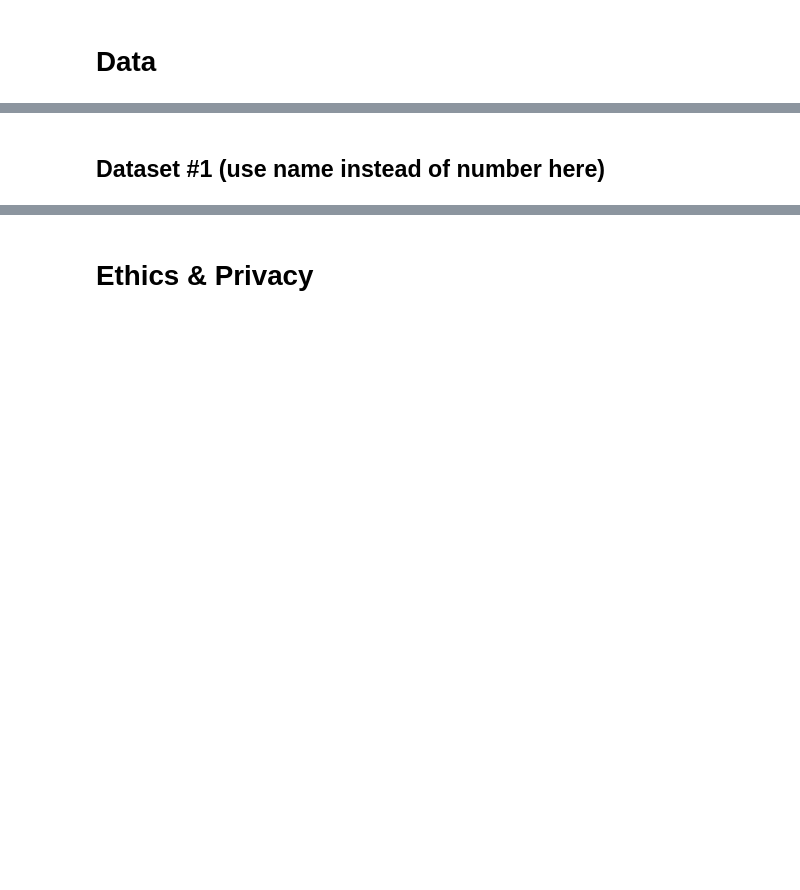
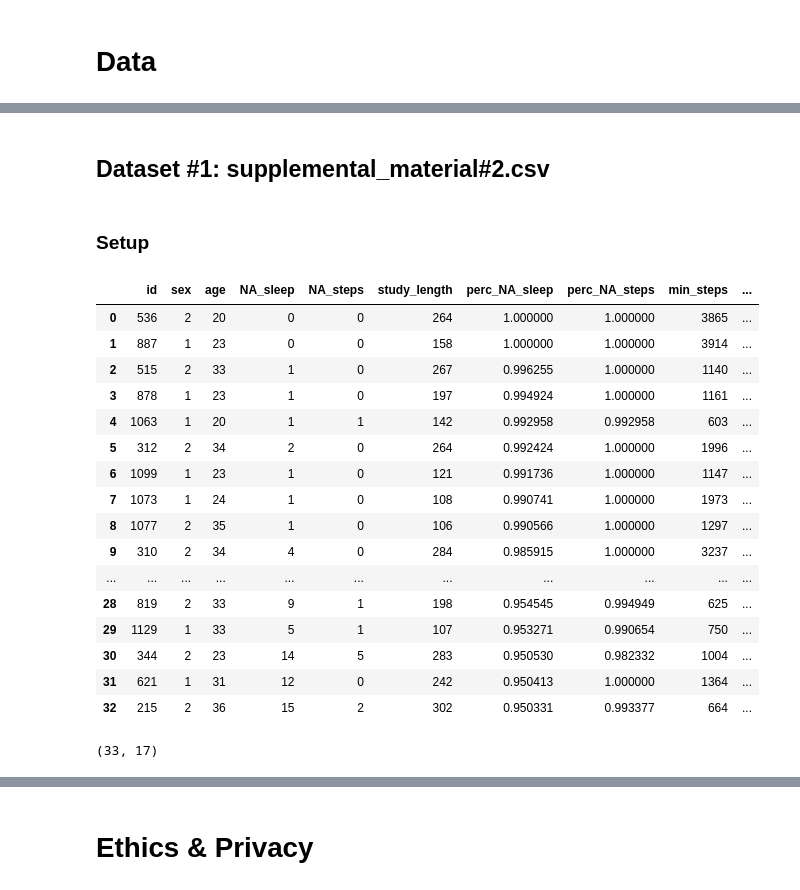
Before and after one commit to amchang2/Sleep-and-Exercise-Data-Visualization, a Jupyter notebook: DataCheckpoint_Group026-FA24.ipynb, the cells around one changed output, grey strips where cells are left out. Cells and saved outputs as stored; diff of their text form; code cells hidden in the pictures; blank space fills up the shorter version.

```diff
--- a/DataCheckpoint_Group026-FA24.ipynb
+++ b/DataCheckpoint_Group026-FA24.ipynb
@@ -54,2 +63,0 @@ For each dataset include the following information
-# %% [markdown]
-## Dataset #1 (use name instead of number here)
@@ -63,0 +64,4 @@ sm_avg = sm[['age', 'study_length', 'avg_steps', 'avg_sleep', 'avg_sleep_eff']]
+# %% [markdown]
+## Dataset #1: supplemental_material#2.csv
+# %% [markdown]
+### Setup
@@ -63,0 +75,26 @@ sm_avg = sm[['age', 'study_length', 'avg_steps', 'avg_sleep', 'avg_sleep_eff']]
+# %%
+# read in file
+df = pd.read_csv('supplemental_material#2.csv')
+df
+# %% [output]
+|  | id | sex | age | NA_sleep | NA_steps | study_length | perc_NA_sleep | perc_NA_steps | min_steps | ... |
+| 0 | 536 | 2 | 20 | 0 | 0 | 264 | 1.000000 | 1.000000 | 3865 | ... |
+| 1 | 887 | 1 | 23 | 0 | 0 | 158 | 1.000000 | 1.000000 | 3914 | ... |
+| 2 | 515 | 2 | 33 | 1 | 0 | 267 | 0.996255 | 1.000000 | 1140 | ... |
+| 3 | 878 | 1 | 23 | 1 | 0 | 197 | 0.994924 | 1.000000 | 1161 | ... |
+| 4 | 1063 | 1 | 20 | 1 | 1 | 142 | 0.992958 | 0.992958 | 603 | ... |
+| 5 | 312 | 2 | 34 | 2 | 0 | 264 | 0.992424 | 1.000000 | 1996 | ... |
+| 6 | 1099 | 1 | 23 | 1 | 0 | 121 | 0.991736 | 1.000000 | 1147 | ... |
+| 7 | 1073 | 1 | 24 | 1 | 0 | 108 | 0.990741 | 1.000000 | 1973 | ... |
+| 8 | 1077 | 2 | 35 | 1 | 0 | 106 | 0.990566 | 1.000000 | 1297 | ... |
+| 9 | 310 | 2 | 34 | 4 | 0 | 284 | 0.985915 | 1.000000 | 3237 | ... |
+| ... | ... | ... | ... | ... | ... | ... | ... | ... | ... | ... |
+| 28 | 819 | 2 | 33 | 9 | 1 | 198 | 0.954545 | 0.994949 | 625 | ... |
+| 29 | 1129 | 1 | 33 | 5 | 1 | 107 | 0.953271 | 0.990654 | 750 | ... |
+| 30 | 344 | 2 | 23 | 14 | 5 | 283 | 0.950530 | 0.982332 | 1004 | ... |
+| 31 | 621 | 1 | 31 | 12 | 0 | 242 | 0.950413 | 1.000000 | 1364 | ... |
+| 32 | 215 | 2 | 36 | 15 | 2 | 302 | 0.950331 | 0.993377 | 664 | ... |
+# %%
+df.shape
+# %% [output]
+(33, 17)
```
Also changed, not shown: parts of 13 cells of this notebook.
